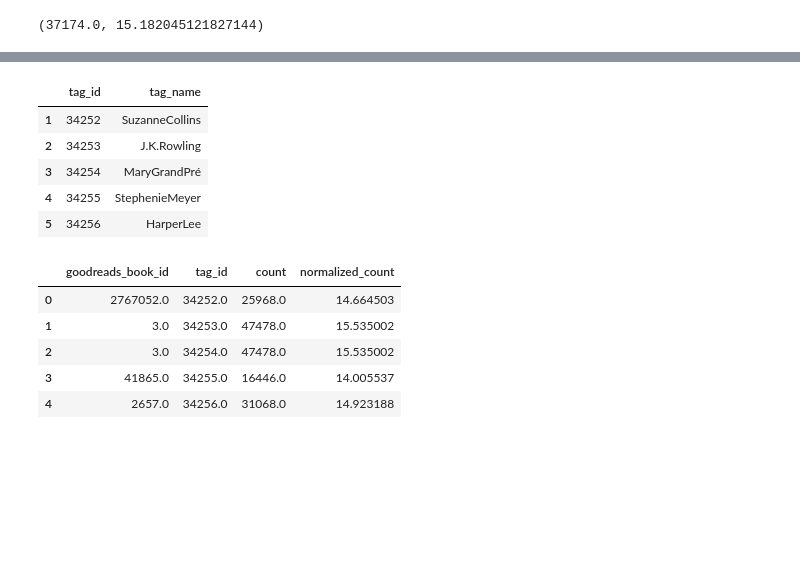
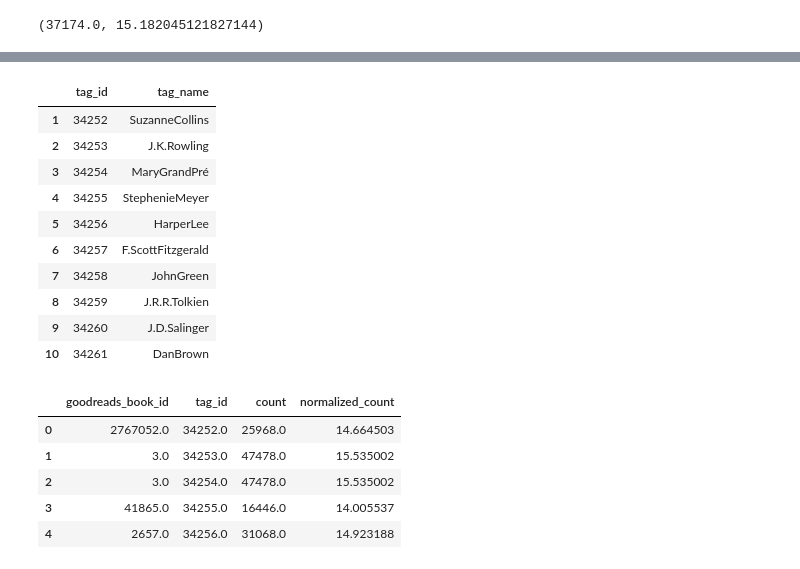
Before and after one commit to Hield/book-rec-web-app, a Jupyter notebook: api/models/6. Exploring the tags and book_tags datasets. Making a similarity function..ipynb, the cells around one changed output, grey strips where cells are left out. Drawn from its saved outputs; the diff is of its cells as text; code cells hidden in the pictures; blank space fills up the shorter version.

```diff
--- a/api/models/6. Exploring the tags and book_tags datasets. Making a similarity function..ipynb
+++ b/api/models/6. Exploring the tags and book_tags datasets. Making a similarity function..ipynb
@@ -251,12 +261,17 @@ Wall time: 23.7 s
 # %%
-author_tags.head()
+author_tags.head(10)
 # %% [output]
 |  | tag_id | tag_name |
 | 1 | 34252 | SuzanneCollins |
 | 2 | 34253 | J.K.Rowling |
 | 3 | 34254 | MaryGrandPré |
 | 4 | 34255 | StephenieMeyer |
 | 5 | 34256 | HarperLee |
+| 6 | 34257 | F.ScottFitzgerald |
+| 7 | 34258 | JohnGreen |
+| 8 | 34259 | J.R.R.Tolkien |
+| 9 | 34260 | J.D.Salinger |
+| 10 | 34261 | DanBrown |
 # %%
 author_book_tags.head()
 # %% [output]
```
Also changed, not shown: parts of 24 cells of this notebook, 1 other file.
